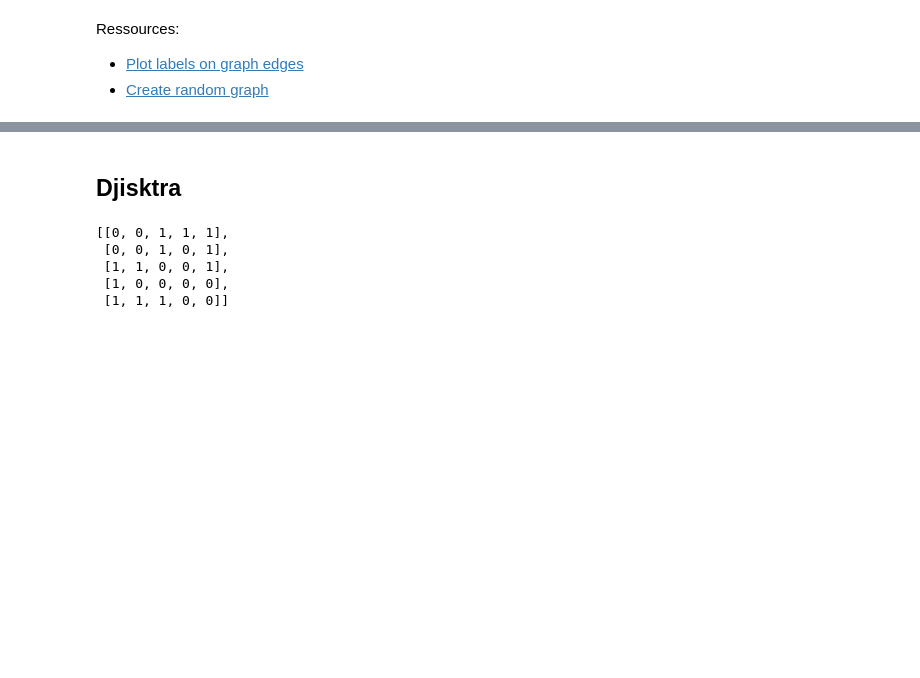
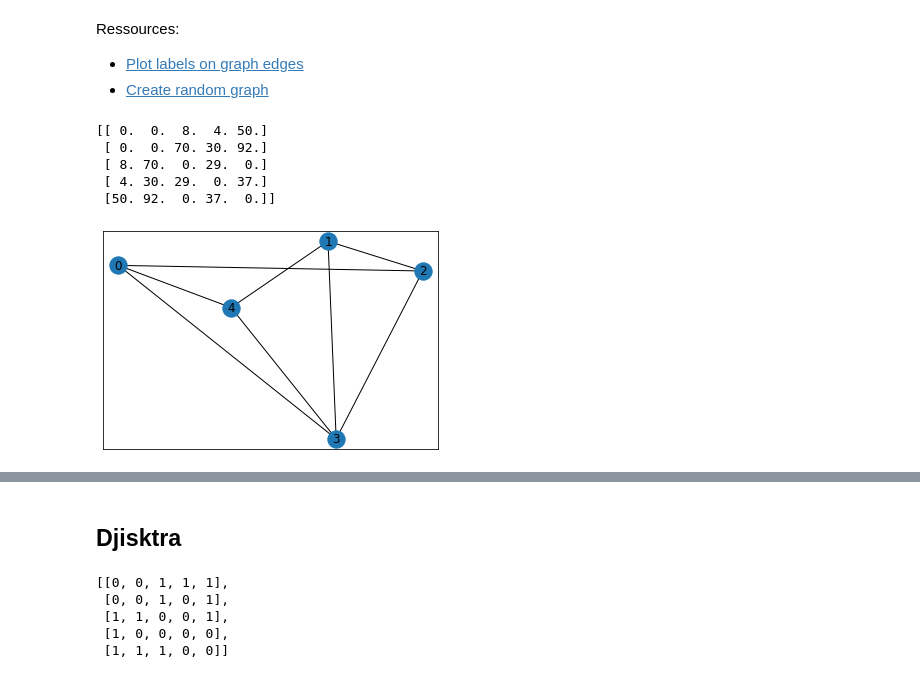
Before and after one commit to 3outeille/operational-research-project, a Jupyter notebook: sandbox/marius/graph-generator.ipynb, the cells around one changed output, grey strips where cells are left out. Saved outputs shown, nothing was run; the diff lists cells and outputs as text; code cells hidden in the pictures; blank space fills up the shorter version.

```diff
--- a/sandbox/marius/graph-generator.ipynb
+++ b/sandbox/marius/graph-generator.ipynb
@@ -10,6 +11,21 @@ Ressources:
 
 - [Plot labels on graph edges](https://compucademy.net/graphs-in-python-for-a-level-computer-science/)
 - [Create random graph](https://compucademy.net/generating-random-graphs-in-python/)
+# %%
+filename = "undirected-weighted-graph-5.npz"
+G_sparse = sparse.load_npz(filename)
+G = sparse.csgraph.csgraph_to_dense(G_sparse)
+print(G)
+
+graph = nx.convert_matrix.from_numpy_array(G)
+nx.draw_networkx(graph, with_labels=True)
+# %% [output]
+[[ 0.  0.  8.  4. 50.]
+ [ 0.  0. 70. 30. 92.]
+ [ 8. 70.  0. 29.  0.]
+ [ 4. 30. 29.  0. 37.]
+ [50. 92.  0. 37.  0.]]
+[figure, added]
 # %%
 def create_random_graph(n, p, is_weighted=False):
     """
```
Also changed, not shown: parts of 10 cells of this notebook, 11 other files.
